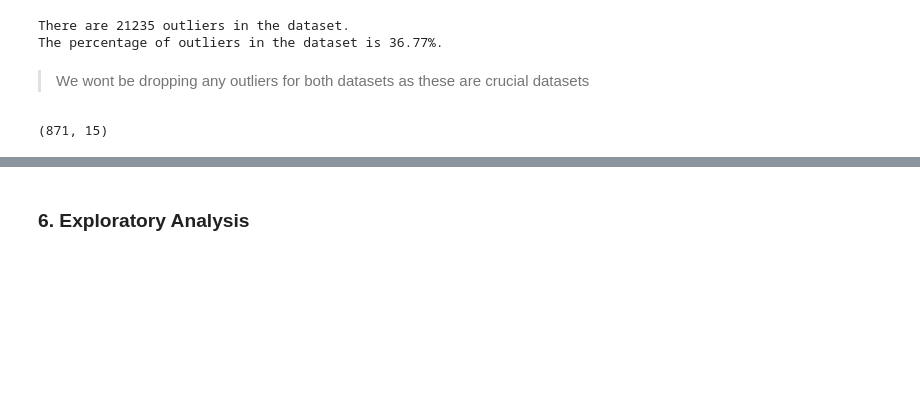
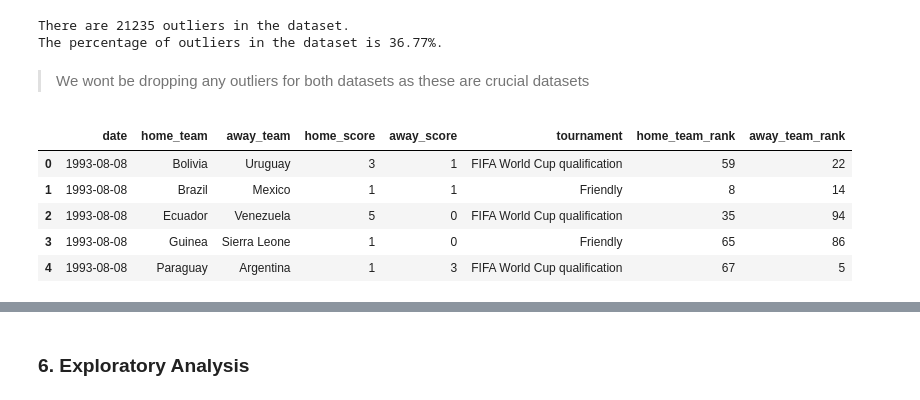
Before and after one commit to stogaja/Python-ML-Projects, a Jupyter notebook: Football_Prediction/football_prediction.ipynb, the cells around one changed output, grey strips where cells are left out. Cells and saved outputs as stored; diff of their text form; code cells hidden in the pictures; blank space fills up the shorter version.

```diff
--- a/Football_Prediction/football_prediction.ipynb
+++ b/Football_Prediction/football_prediction.ipynb
@@ -288,14 +288,34 @@ The percentage of outliers in the dataset is 36.77%.
 # let's copy the fifa dataset to a new dataset in order to ranks for the away team during merging
 fifa_df_copy = fifa_df.copy()
 
-# let's merge the two fifa dataframes using an inner join
-merged_df = pd.merge(pd.merge(results_df, fifa_df[['rank', 'country_full', 'rank_date']], how='inner',
-            left_on=['date', 'home_team'],
-            right_on=['rank_date', 'country_full']), fifa_df_copy[['rank', 'country_full', 'rank_date']], how='inner',
-            left_on=['date', 'away_team'],
-            right_on=['rank_date', 'country_full'])
-
-# let's check the shape of the merged dataframe
-merged_df.shape
+# let's merge the two datasets
+main_merged = pd.merge(pd.merge(results_df, fifa_df, left_on=['date', 'home_team'], how = 'inner', right_on = ['rank_date', 'country_full']), fifa_df_copy, left_on=['date', 'away_team'], how = 'inner', right_on = ['rank_date', 'country_full'])
-# %% [output]
-(871, 15)
+# %%
+# let's merge the two fifa dataframes using an inner join
+merged_df = pd.merge(pd.merge(results_df, fifa_df[['rank', 'country_full', 'rank_date']], how='inner',
+            left_on=['date', 'home_team'],
+            right_on=['rank_date', 'country_full']), fifa_df_copy[['rank', 'country_full', 'rank_date']], how='inner',
+            left_on=['date', 'away_team'],
+            right_on=['rank_date', 'country_full'])
+
+# let's check the shape of the merged dataframe
+merged_df.shape
+
+# preview the merged dataframe
+merged_df.head()
+
+# let's drop the duplicate columns
+merged_df.drop(['rank_date_x', 'rank_date_y', 'country_full_x', 'country_full_y', 'neutral', 'country', 'city'], axis=1, inplace=True)
+
+# let's rename the rank_x and rank_y columns to home_team_rank and away_team_rank
+merged_df.rename(columns={'rank_x': 'home_team_rank', 'rank_y': 'away_team_rank'}, inplace=True)
+
+# preview the merged dataframe
+merged_df.head(5)
+# %% [output]
+|  | date | home_team | away_team | home_score | away_score | tournament | home_team_rank | away_team_rank |
+| 0 | 1993-08-08 | Bolivia | Uruguay | 3 | 1 | FIFA World Cup qualification | 59 | 22 |
+| 1 | 1993-08-08 | Brazil | Mexico | 1 | 1 | Friendly | 8 | 14 |
+| 2 | 1993-08-08 | Ecuador | Venezuela | 5 | 0 | FIFA World Cup qualification | 35 | 94 |
+| 3 | 1993-08-08 | Guinea | Sierra Leone | 1 | 0 | Friendly | 65 | 86 |
+| 4 | 1993-08-08 | Paraguay | Argentina | 1 | 3 | FIFA World Cup qualification | 67 | 5 |
```
Also changed, not shown: parts of 2 cells of this notebook.
